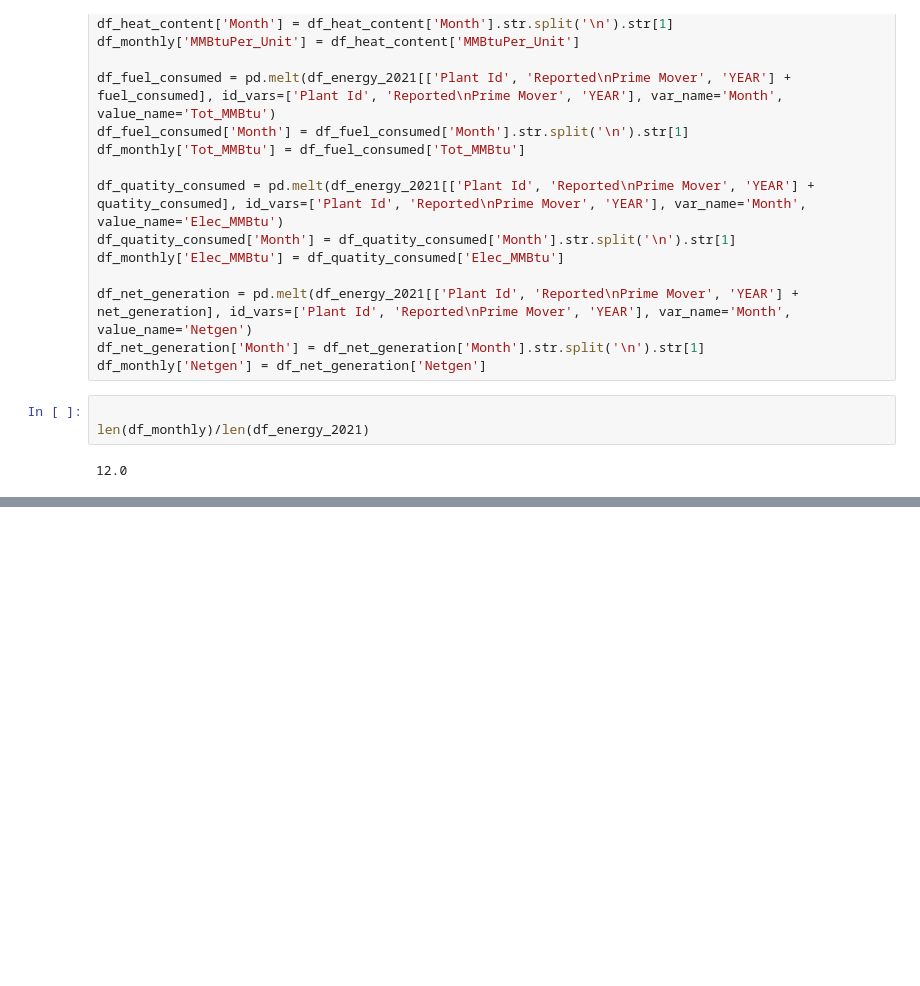
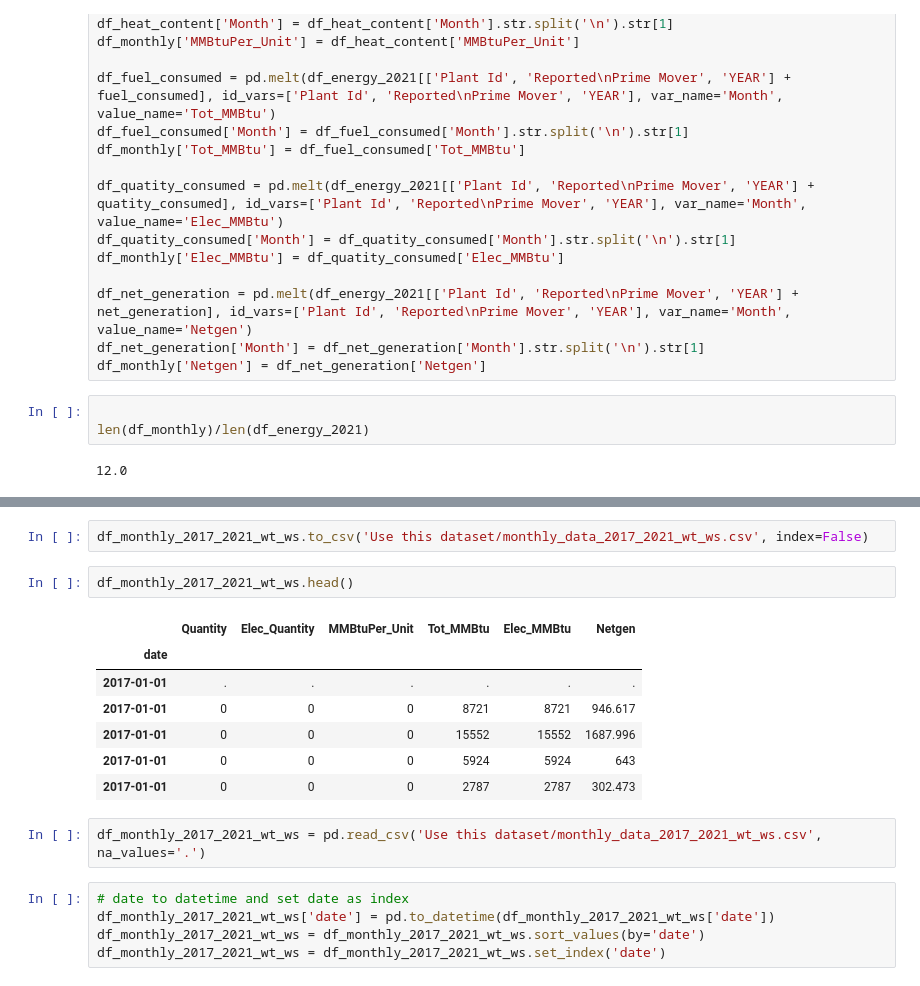
Before and after one commit to NicsLvl/DA1_Capstone_JADEN, a Jupyter notebook: merge_loc_energy.ipynb, the cells around one changed output, grey strips where cells are left out. Drawn from its saved outputs; the diff is of its cells as text; blank space fills up the shorter version.

```diff
--- a/merge_loc_energy.ipynb
+++ b/merge_loc_energy.ipynb
@@ -362,0 +446,19 @@ len(df_monthly)/len(df_energy_2021)
+# %%
+df_monthly_2017_2021_wt_ws.to_csv('Use this dataset/monthly_data_2017_2021_wt_ws.csv', index=False)
+# %%
+df_monthly_2017_2021_wt_ws.head()
+# %% [output]
+|  | Quantity | Elec_Quantity | MMBtuPer_Unit | Tot_MMBtu | Elec_MMBtu | Netgen |
+| date |  |  |  |  |  |  |
+| 2017-01-01 | . | . | . | . | . | . |
+| 2017-01-01 | 0 | 0 | 0 | 8721 | 8721 | 946.617 |
+| 2017-01-01 | 0 | 0 | 0 | 15552 | 15552 | 1687.996 |
+| 2017-01-01 | 0 | 0 | 0 | 5924 | 5924 | 643 |
+| 2017-01-01 | 0 | 0 | 0 | 2787 | 2787 | 302.473 |
+# %%
+df_monthly_2017_2021_wt_ws = pd.read_csv('Use this dataset/monthly_data_2017_2021_wt_ws.csv', na_values='.')
+# %%
+# date to datetime and set date as index
+df_monthly_2017_2021_wt_ws['date'] = pd.to_datetime(df_monthly_2017_2021_wt_ws['date'])
+df_monthly_2017_2021_wt_ws = df_monthly_2017_2021_wt_ws.sort_values(by='date')
+df_monthly_2017_2021_wt_ws = df_monthly_2017_2021_wt_ws.set_index('date')
```
Also changed, not shown: parts of 30 cells of this notebook, 1 other file.
